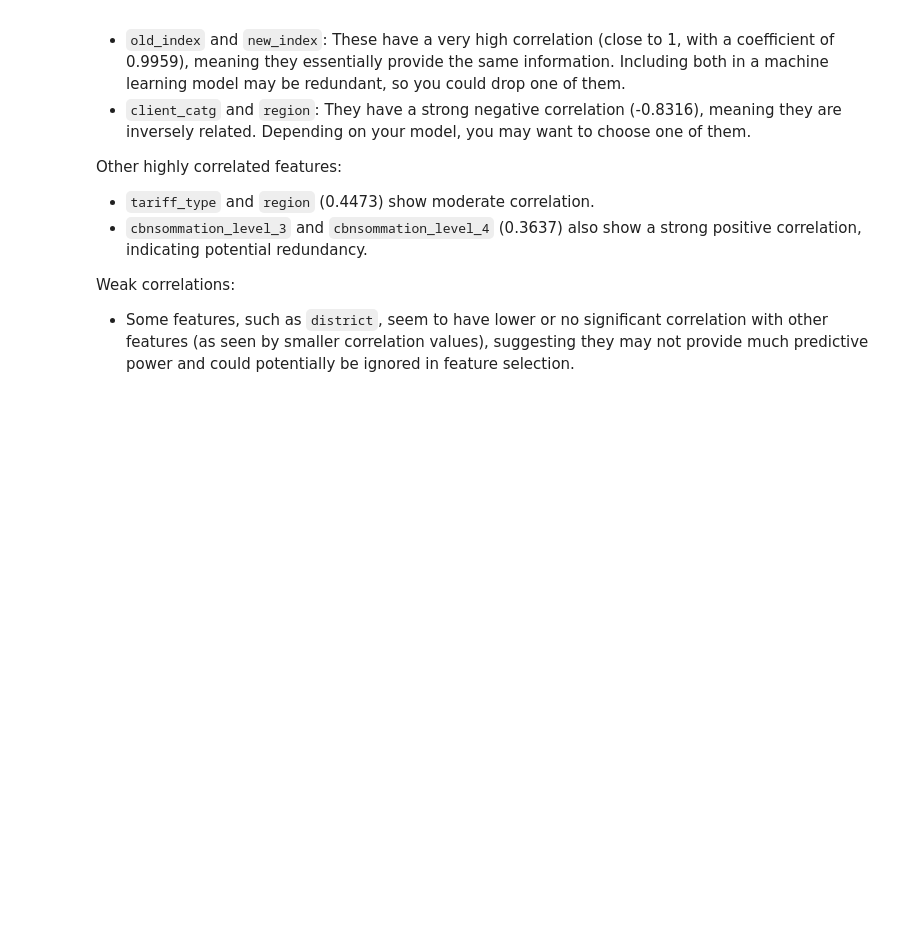
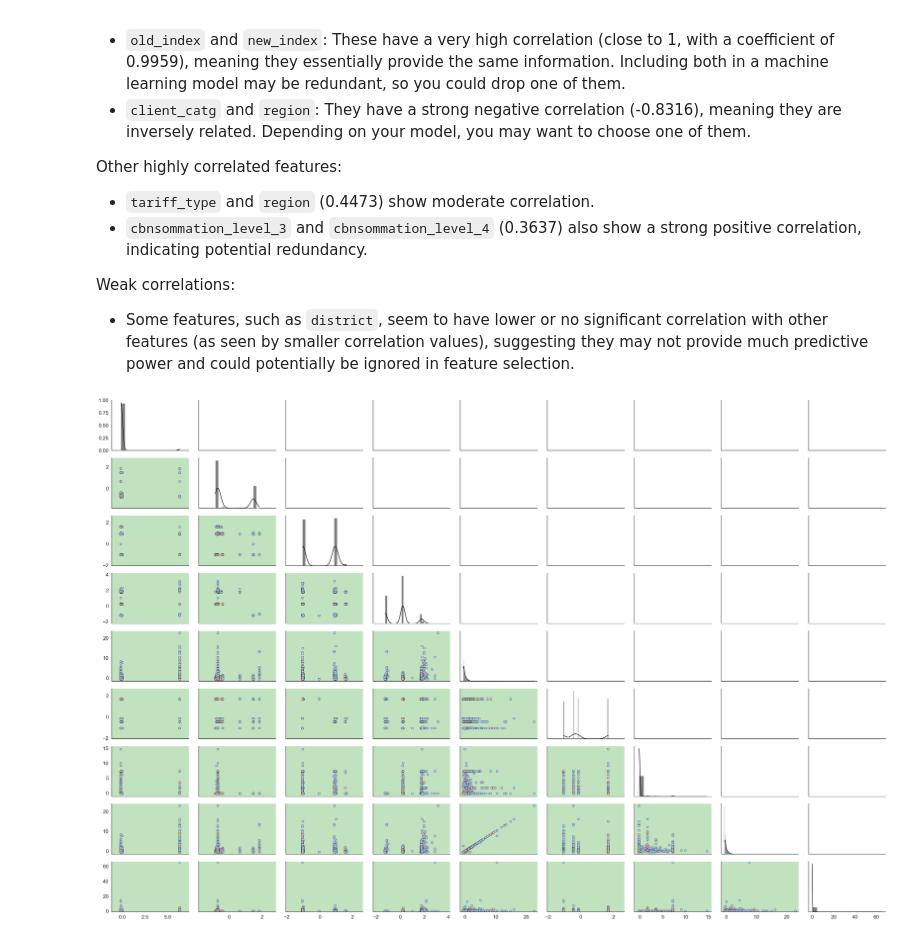
Before and after one commit to bernisschow/CS3244-Fraud-Detection-in-Electricity-and-Gas-Consumption, a Jupyter notebook: data_preprocessing.ipynb, the cells around one changed output. Drawn from its saved outputs; the diff is of its cells as text; code cells hidden in the pictures; blank space fills up the shorter version.

```diff
--- a/data_preprocessing.ipynb
+++ b/data_preprocessing.ipynb
@@ -299,3 +387,71 @@ Other highly correlated features:
 
 Weak correlations:
    - Some features, such as `district`, seem to have lower or no significant correlation with other features (as seen by smaller correlation values), suggesting they may not provide much predictive power and could potentially be ignored in feature selection.
+# %%
+import numpy as np
+import matplotlib.pyplot as plt
+import seaborn as sns
+from sklearn import svm
+from sklearn.preprocessing import StandardScaler
+from scipy import stats
+
+# Select a smaller sample size
+sample_size = 5000  # Adjusted sample size
+merged_sample = merged_train.sample(n=sample_size, random_state=42)
+
+# Select only numeric columns
+numeric_cols = merged_sample.select_dtypes(include='number')
+
+# Calculate correlation between numeric variables
+corr = numeric_cols.corr()
+
+# Select variables having highest absolute correlation (top 6)
+top_corr = corr.abs().unstack().sort_values(ascending=False).drop_duplicates()
+top_corr_pairs = top_corr[top_corr < 1].head(12).index.tolist()
+
+# Create a list of unique pairs for plotting
+top_corr_cols = list(set([pair[0] for pair in top_corr_pairs] + [pair[1] for pair in top_corr_pairs]))
+
+# Standardize the features
+scaler = StandardScaler()
+merged_sample[top_corr_cols] = scaler.fit_transform(merged_sample[top_corr_cols])
+
+# Plotting function for scatterplots and adding linear SVM
+def plot_svm_boundary(x, y, **kwargs):
+    # Combine x and y into a 2D array for SVM
+    X = np.vstack([x, y]).T
+    y_binary = merged_sample['prediction'].map({'Not Fraud': 0, 'Fraud': 1})  # Map 'Fraud'/'Not Fraud' to 1/0
+
+    # Fit an SVM model with linear kernel
+    svc = svm.SVC(kernel='linear').fit(X, y_binary)
+
+    # Create a mesh grid to plot decision boundary
+    x_min, x_max = x.min() - 1, x.max() + 1
+    y_min, y_max = y.min() - 1, y.max() + 1
+    xx, yy = np.meshgrid(np.linspace(x_min, x_max, 100), np.linspace(y_min, y_max, 100))
+
+    # Predict the decision boundary using the SVM model
+    Z = svc.predict(np.c_[xx.ravel(), yy.ravel()]).reshape(xx.shape)
+
+    # Plot decision boundary
+    plt.contourf(xx, yy, Z, cmap=plt.cm.Paired, alpha=0.3)
+
+    # Scatter plot
+    sns.scatterplot(x=x, y=y, hue=merged_sample['prediction'], palette='coolwarm', **kwargs)
+
+# Plotting scatterplots with SVM decision boundaries
+sns.set(style='white', font_scale=1.4)
+g = sns.PairGrid(merged_sample[top_corr_cols], aspect=1.5, diag_sharey=False)
+g.map_lower(plot_svm_boundary, s=40, edgecolor='k')
+
+# Diagonal plots will just be histograms
+g.map_diag(sns.histplot, kde=True, color='black')
+
+# Remove axis labels to make the plot cleaner
+for ax in g.axes.flatten():
+    ax.set_ylabel('')
+    ax.set_xlabel('')
+
+plt.show()
+# %% [output]
+[figure, added]
```
Also changed, not shown: parts of 4 cells of this notebook.
